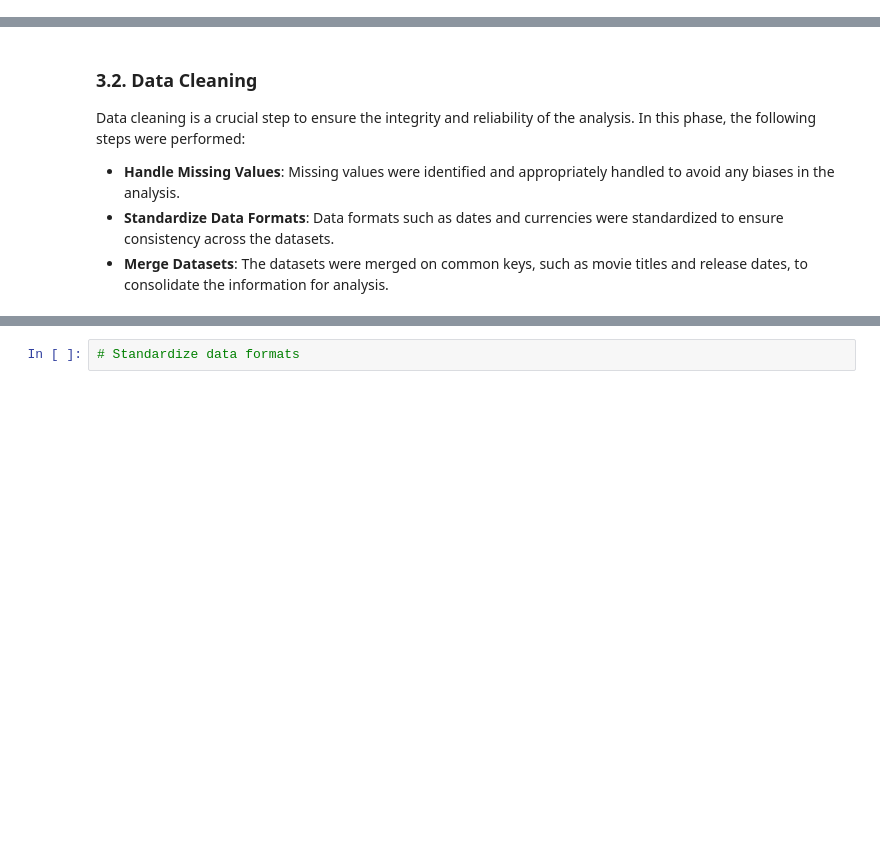
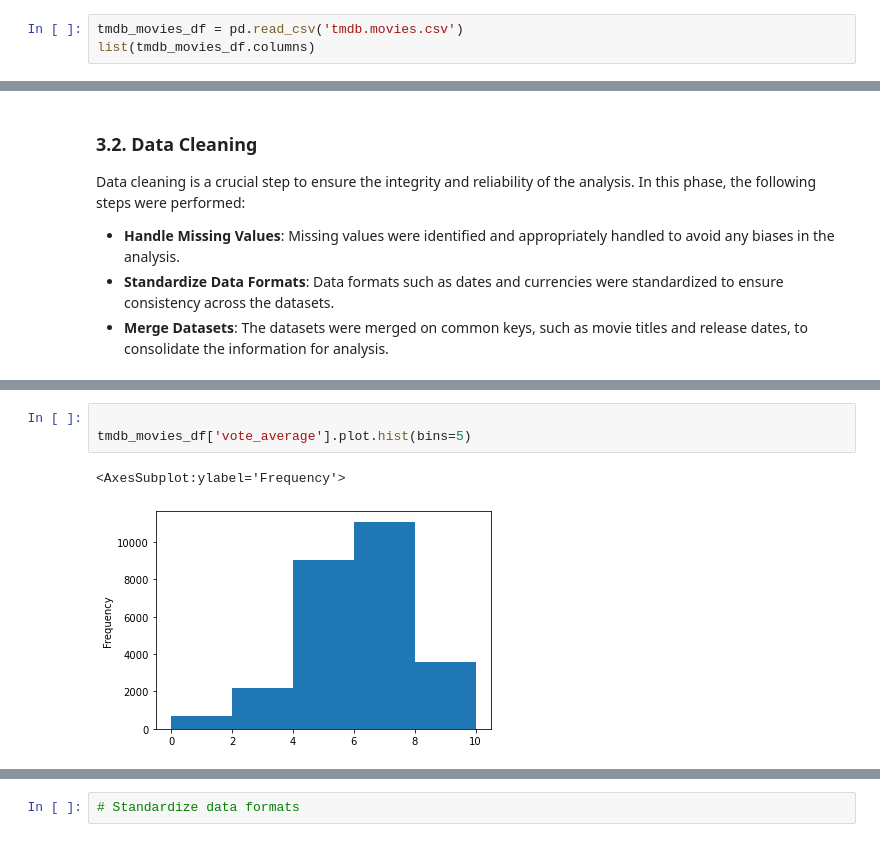
Before and after one commit to George-Chira/phase-one-project, a Jupyter notebook: Project.ipynb, the cells around one changed output, grey strips where cells are left out. Drawn from its saved outputs; the diff is of its cells as text; blank space fills up the shorter version.

```diff
--- a/Project.ipynb
+++ b/Project.ipynb
@@ -54,0 +74,3 @@ import gzip
+# %%
+tmdb_movies_df = pd.read_csv('tmdb.movies.csv')
+list(tmdb_movies_df.columns)
@@ -63,0 +177,6 @@ Data cleaning is a crucial step to ensure the integrity and reliability of the a
+# %%
+
+tmdb_movies_df['vote_average'].plot.hist(bins=5)
+# %% [output]
+<AxesSubplot:ylabel='Frequency'>
+[figure, added]
```
Also changed, not shown: parts of 17 cells of this notebook, 2 other files.
